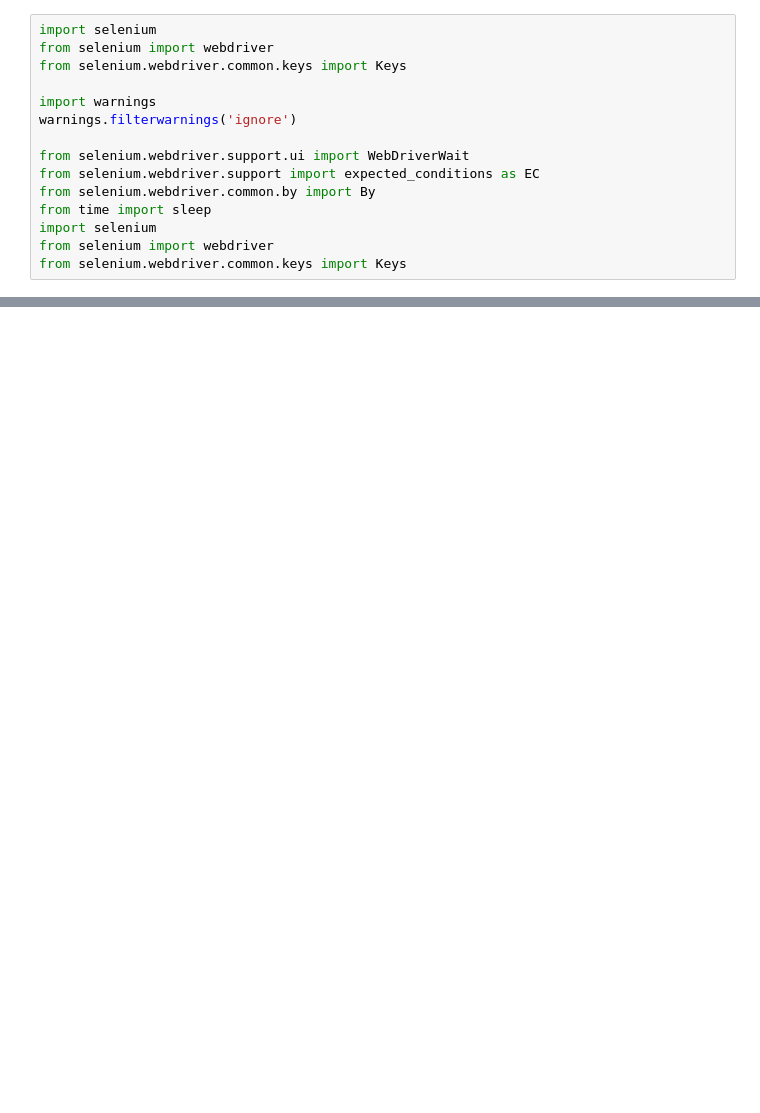
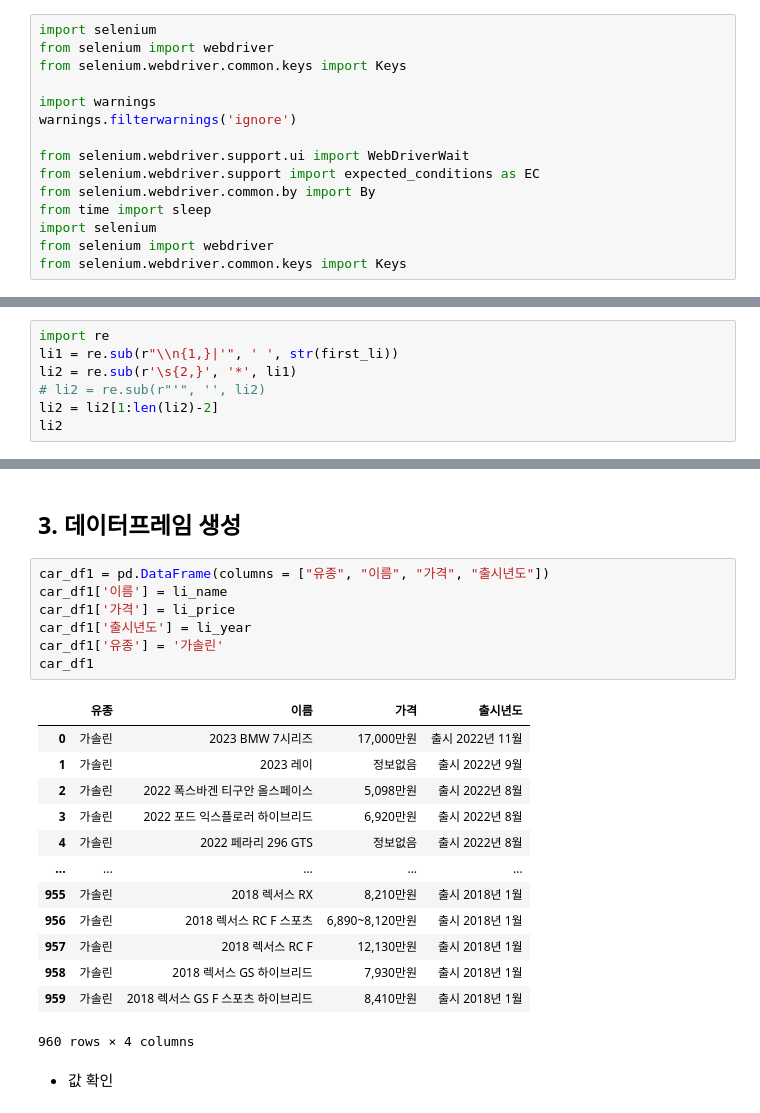
Before and after one commit to leejunghyunA/teamproject, a Jupyter notebook: 자동차 가격 뽑기.ipynb, the cells around one changed output, grey strips where cells are left out. Cells and saved outputs as stored; diff of their text form; blank space fills up the shorter version.

```diff
--- a/자동차 가격 뽑기.ipynb
+++ b/자동차 가격 뽑기.ipynb
@@ -140,0 +112,7 @@ print(li)
+# %%
+import re
+li1 = re.sub(r"\\n{1,}|'", ' ', str(first_li))
+li2 = re.sub(r'\s{2,}', '*', li1)
+# li2 = re.sub(r"'", '', li2)
+li2 = li2[1:len(li2)-2]
+li2
@@ -140,0 +156,25 @@ print(li)
+# %% [markdown]
+## 3. 데이터프레임 생성
+# %%
+car_df1 = pd.DataFrame(columns = ["유종", "이름", "가격", "출시년도"])
+car_df1['이름'] = li_name
+car_df1['가격'] = li_price
+car_df1['출시년도'] = li_year
+car_df1['유종'] = '가솔린'
+car_df1
+# %% [output]
+|  | 유종 | 이름 | 가격 | 출시년도 |
+| 0 | 가솔린 | 2023 BMW 7시리즈 | 17,000만원 | 출시 2022년 11월 |
+| 1 | 가솔린 | 2023 레이 | 정보없음 | 출시 2022년 9월 |
+| 2 | 가솔린 | 2022 폭스바겐 티구안 올스페이스 | 5,098만원 | 출시 2022년 8월 |
+| 3 | 가솔린 | 2022 포드 익스플로러 하이브리드 | 6,920만원 | 출시 2022년 8월 |
+| 4 | 가솔린 | 2022 페라리 296 GTS | 정보없음 | 출시 2022년 8월 |
+| ... | ... | ... | ... | ... |
+| 955 | 가솔린 | 2018 렉서스 RX | 8,210만원 | 출시 2018년 1월 |
+| 956 | 가솔린 | 2018 렉서스 RC F 스포츠 | 6,890~8,120만원 | 출시 2018년 1월 |
+| 957 | 가솔린 | 2018 렉서스 RC F | 12,130만원 | 출시 2018년 1월 |
+| 958 | 가솔린 | 2018 렉서스 GS 하이브리드 | 7,930만원 | 출시 2018년 1월 |
+| 959 | 가솔린 | 2018 렉서스 GS F 스포츠 하이브리드 | 8,410만원 | 출시 2018년 1월 |
+960 rows × 4 columns
+# %% [markdown]
+- 값 확인
```
Also changed, not shown: parts of 35 cells of this notebook, 11 other files.
